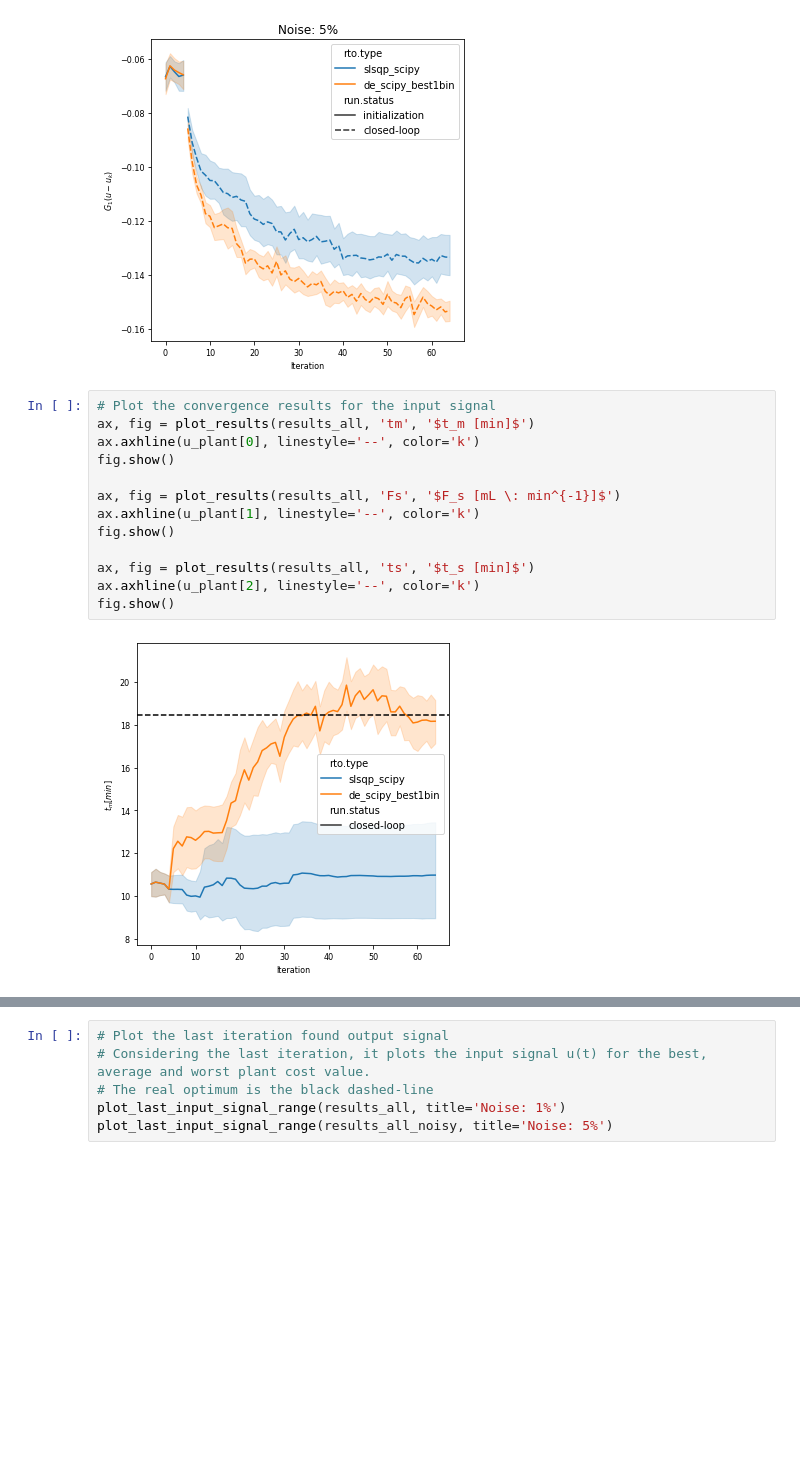
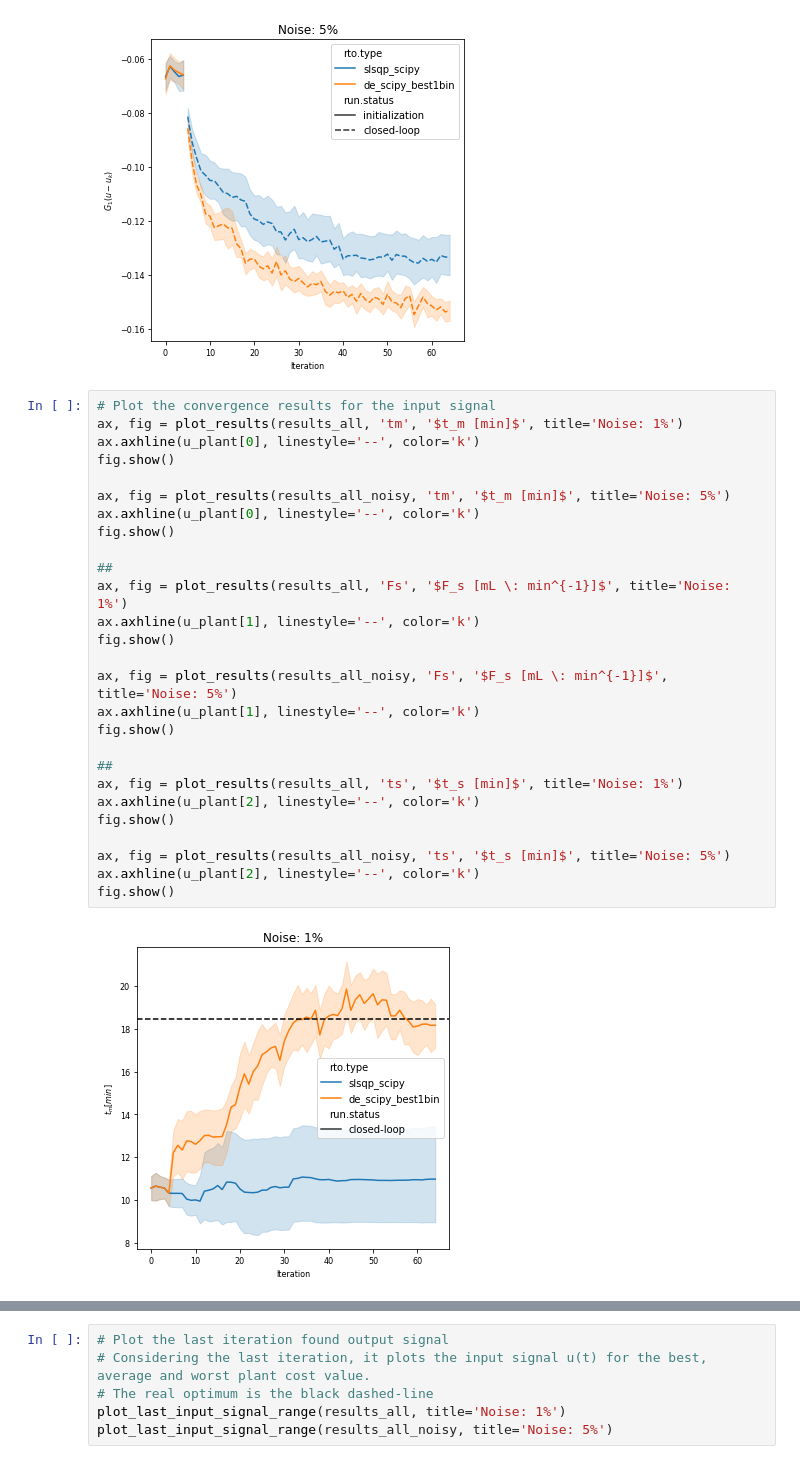
Before and after one commit to vicrsp/rto, a Jupyter notebook: src/notebooks/MA_GaussianProcesses_Partial_Results.ipynb, the cells around one changed output, grey strips where cells are left out. Drawn from its saved outputs; the diff is of its cells as text; blank space fills up the shorter version.

Commit message:
- missing charts

```diff
--- a/src/notebooks/MA_GaussianProcesses_Partial_Results.ipynb
+++ b/src/notebooks/MA_GaussianProcesses_Partial_Results.ipynb
@@ -274,16 +274,30 @@ fig.show()
 [figure]
 # %%
 # Plot the convergence results for the input signal
-ax, fig = plot_results(results_all, 'tm', '$t_m [min]$')
+ax, fig = plot_results(results_all, 'tm', '$t_m [min]$', title='Noise: 1%')
 ax.axhline(u_plant[0], linestyle='--', color='k')
 fig.show()
 
-ax, fig = plot_results(results_all, 'Fs', '$F_s [mL \: min^{-1}]$')
+ax, fig = plot_results(results_all_noisy, 'tm', '$t_m [min]$', title='Noise: 5%')
+ax.axhline(u_plant[0], linestyle='--', color='k')
+fig.show()
+
+##
+ax, fig = plot_results(results_all, 'Fs', '$F_s [mL \: min^{-1}]$', title='Noise: 1%')
 ax.axhline(u_plant[1], linestyle='--', color='k')
 fig.show()
 
-ax, fig = plot_results(results_all, 'ts', '$t_s [min]$')
+ax, fig = plot_results(results_all_noisy, 'Fs', '$F_s [mL \: min^{-1}]$', title='Noise: 5%')
+ax.axhline(u_plant[1], linestyle='--', color='k')
+fig.show()
+
+##
+ax, fig = plot_results(results_all, 'ts', '$t_s [min]$', title='Noise: 1%')
 ax.axhline(u_plant[2], linestyle='--', color='k')
 fig.show()
+
+ax, fig = plot_results(results_all_noisy, 'ts', '$t_s [min]$', title='Noise: 5%')
+ax.axhline(u_plant[2], linestyle='--', color='k')
+fig.show()
 # %% [output]
-[figure, old version]
+[figure, new version]
```
Also changed, not shown: parts of 2 cells of this notebook.
